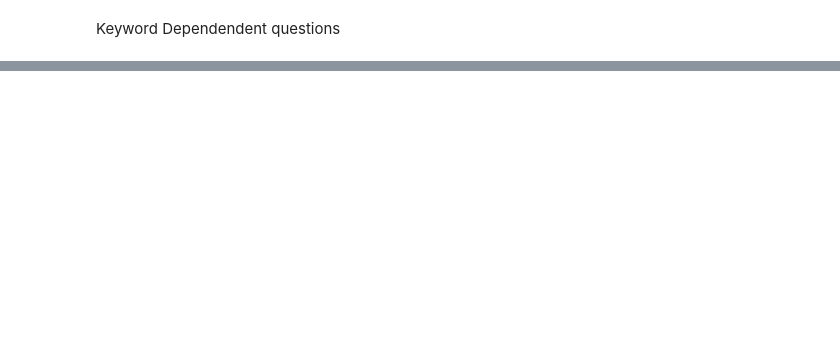
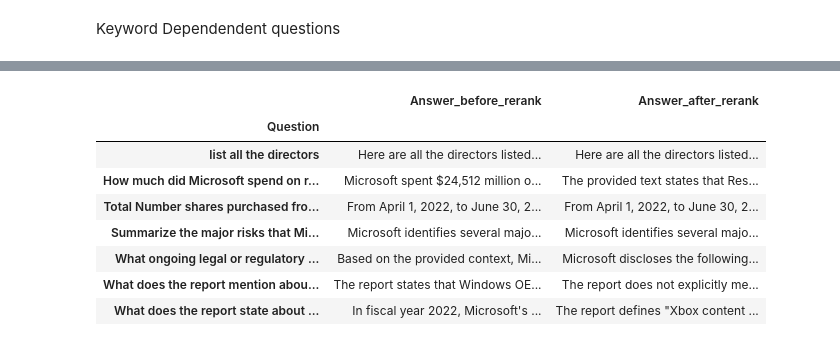
Before and after one commit to midhun-james/gliner-desc, a Jupyter notebook: rag_assignment.ipynb, the cells around one changed output, grey strips where cells are left out. Saved outputs shown, nothing was run; the diff lists cells and outputs as text; code cells hidden in the pictures; blank space fills up the shorter version.

```diff
--- a/rag_assignment.ipynb
+++ b/rag_assignment.ipynb
@@ -171,3 +174,6 @@ result['source_documents'][0].page_content
+# %%
+df=pd.DataFrame(columns=['Question','Answer_before_rerank',])
+df_after_rerank=pd.DataFrame(columns=['Question','Answer_after_rerank',])
 # %% [markdown]
 **Specific fact evaluation**
 
@@ -179,6 +185,8 @@ for query in specific_questions:
   result = qa_chain.invoke(query)
   print(f'Answer : {result["result"]}\n\n')
   pprint.pprint(f'Source Document : {result["source_documents"][0].page_content}\n\n')
+  # Use .loc to add a new row to the DataFrame
+  df.loc[len(df)] = {'Question': query, 'Answer_before_rerank': result["result"]}
 # %% [output]
 Question :  list all the directors
 
@@ -200,11 +208,12 @@ Answer : Here are all the directors listed in the provided text:
 # %% [markdown]
 Summarization questions
 # %%
-summarization_questions=["Summarize Microsoft’s approach to sustainability and carbon reduction initiatives mentioned in the report.","Provide a brief summary of Microsoft’s strategy for cloud services and intelligent edge."]
+summarization_questions=["Summarize the major risks that Microsoft identifies related to cybersecurity and data privacy.","What ongoing legal or regulatory investigations does Microsoft disclose?"]
 
 for query in summarization_questions:
   print(f'Question :  {query}\n\n\n')
   result = qa_chain.invoke(query)
   print(f'Answer : {result["result"]}\n\n')
   pprint.pprint(f'Source Document : {result["source_documents"][0].page_content}\n\n')
+  df.loc[len(df)] = {'Question': query, 'Answer_before_rerank': result["result"]}
 # %% [output]
@@ -235,6 +244,7 @@ for query in keyword_questions:
   result = qa_chain.invoke(query)
   print(f'Answer : {result["result"]}\n\n')
   pprint.pprint(f'Source Document : {result["source_documents"][0].page_content}\n\n')
+  df.loc[len(df)] = {'Question': query, 'Answer_before_rerank': result["result"]}
 # %% [output]
 Question :  What does the report mention about 'Windows OEM' revenue trends?
 
@@ -255,0 +395,13 @@ Answer : The report states that Windows OEM revenue increased by 11%. This growt
+# %%
+df_combined = df.set_index('Question').join(df_after_rerank.set_index('Question'))
+display(df_combined)
+# %% [output]
+|  | Answer_before_rerank | Answer_after_rerank |
+| Question |  |  |
+| list all the directors | Here are all the directors listed... | Here are all the directors listed... |
+| How much did Microsoft spend on r... | Microsoft spent $24,512 million o... | The provided text states that Res... |
+| Total Number shares purchased fro... | From April 1, 2022, to June 30, 2... | From April 1, 2022, to June 30, 2... |
+| Summarize the major risks that Mi... | Microsoft identifies several majo... | Microsoft identifies several majo... |
+| What ongoing legal or regulatory ... | Based on the provided context, Mi... | Microsoft discloses the following... |
+| What does the report mention abou... | The report states that Windows OE... | The report does not explicitly me... |
+| What does the report state about ... | In fiscal year 2022, Microsoft's ... | The report defines "Xbox content ... |
```
Also changed, not shown: parts of 14 cells of this notebook.
